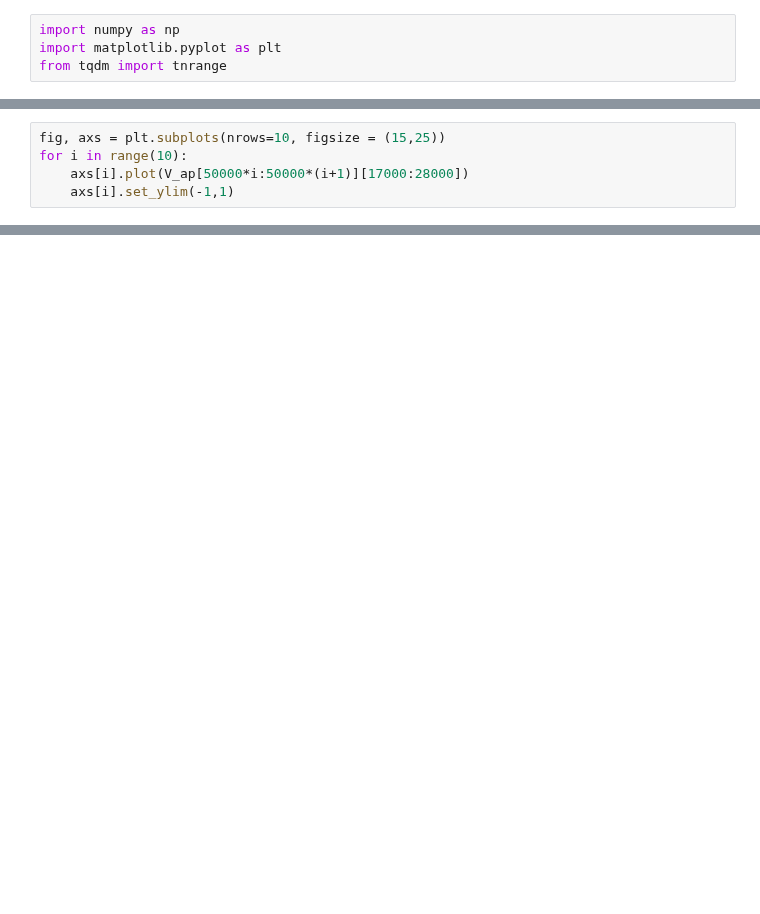
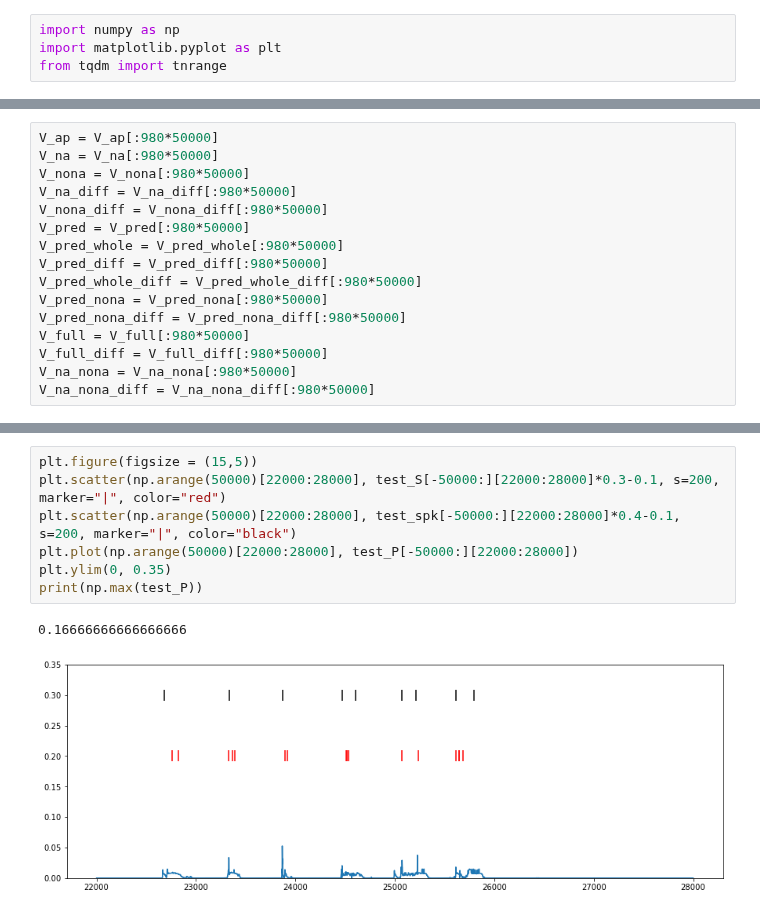
Before and after one commit to yjkimnada/dendrite, a Jupyter notebook: AP_experimental.ipynb, the cells around one changed output, grey strips where cells are left out. Cells and saved outputs as stored; diff of their text form; blank space fills up the shorter version.

```diff
--- a/AP_experimental.ipynb
+++ b/AP_experimental.ipynb
@@ -71,3 +76,19 @@ print(np.sum(spk))
+# %%
+V_ap = V_ap[:980*50000]
+V_na = V_na[:980*50000]
+V_nona = V_nona[:980*50000]
+V_na_diff = V_na_diff[:980*50000]
+V_nona_diff = V_nona_diff[:980*50000]
+V_pred = V_pred[:980*50000]
+V_pred_whole = V_pred_whole[:980*50000]
+V_pred_diff = V_pred_diff[:980*50000]
+V_pred_whole_diff = V_pred_whole_diff[:980*50000]
+V_pred_nona = V_pred_nona[:980*50000]
+V_pred_nona_diff = V_pred_nona_diff[:980*50000]
+V_full = V_full[:980*50000]
+V_full_diff = V_full_diff[:980*50000]
+V_na_nona = V_na_nona[:980*50000]
+V_na_nona_diff = V_na_nona_diff[:980*50000]
 # %%
 diff_min = -1
 diff_max = 1
@@ -190,5 +210,0 @@ print(np.where(V_ap[:50000][20600:21000] > 1))
-# %%
-fig, axs = plt.subplots(nrows=10, figsize = (15,25))
-for i in range(10):
-    axs[i].plot(V_ap[50000*i:50000*(i+1)][17000:28000])
-    axs[i].set_ylim(-1,1)
@@ -227,0 +263,10 @@ print(V_comb_pred.shape)
+# %%
+plt.figure(figsize = (15,5))
+plt.scatter(np.arange(50000)[22000:28000], test_S[-50000:][22000:28000]*0.3-0.1, s=200, marker="|", color="red")
+plt.scatter(np.arange(50000)[22000:28000], test_spk[-50000:][22000:28000]*0.4-0.1, s=200, marker="|", color="black")
+plt.plot(np.arange(50000)[22000:28000], test_P[-50000:][22000:28000])
+plt.ylim(0, 0.35)
+print(np.max(test_P))
+# %% [output]
+0.16666666666666666
+[figure, added]
```
Also changed, not shown: parts of 25 cells of this notebook, 12 other files.
